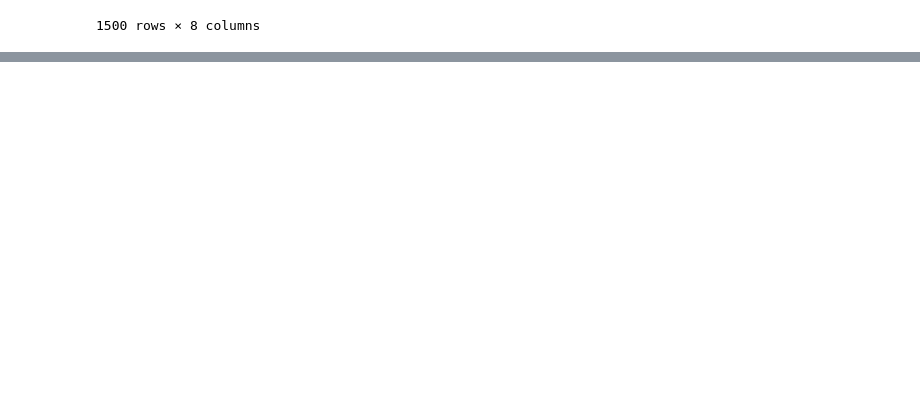
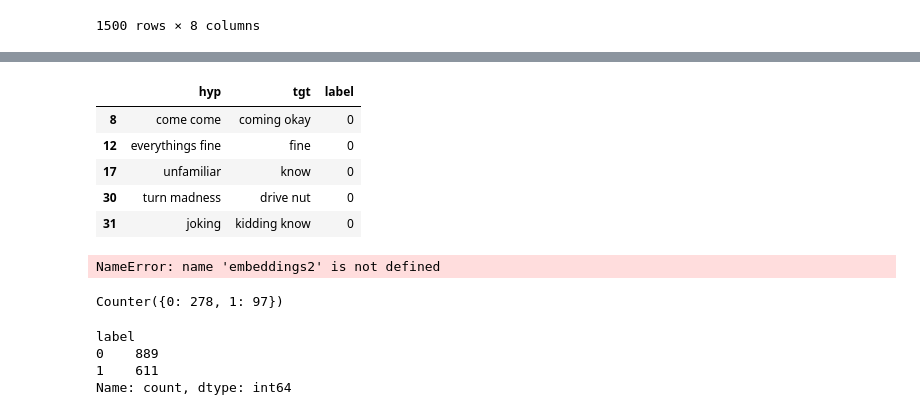
Before and after one commit to byun-c-ww/Semeval-Task-6, a Jupyter notebook: SHROOM(Jun5, use hyp and tgt, RoBERTa).ipynb, the cells around one changed output, grey strips where cells are left out. Saved outputs shown, nothing was run; the diff lists cells and outputs as text; code cells hidden in the pictures; blank space fills up the shorter version.

```diff
--- a/SHROOM(Jun5, use hyp and tgt, RoBERTa).ipynb
+++ b/SHROOM(Jun5, use hyp and tgt, RoBERTa).ipynb
@@ -663,17 +716,15 @@ tf.config.run_functions_eagerly(True)
 BATCH_SIZE = 8
 # Create Pandas DataFrame without the index
 final_df = pd.DataFrame({'hyp': ag_X['hyp'], 'tgt': ag_X['tgt'], 'label': ag_y})
+columns = ['hyp','tgt']
+for x in columns:
+    final_df[x] = final_df[x].apply(preprocess_data)
 
 # Convert to HuggingFace Datasets
 final_df2 = datasets.Dataset.from_pandas(final_df)
 dataset = datasets.DatasetDict({'final': final_df2})
 
-# Initialize tokenizer (make sure you have the right model name)
-tokenizer = BertTokenizer.from_pretrained('bert-base-uncased')
 
-# Tokenize the datasets
-def tokenize_function(example):
-    return tokenizer(example['hyp'], truncation=True, padding='max_length', max_length=100)
 
 tokenized_datasets_mapped = dataset.map(tokenize_function, batched=True, batch_size=BATCH_SIZE, remove_columns=['hyp','tgt'])
 
@@ -706,7 +757,8 @@ final_preds_binary = final_preds.round()
 # Calculate and print accuracy
 accuracy = accuracy_score(ag_y, final_preds_binary)
 print(f'Final aggregate accuracy RoBERTA: {accuracy}')
-
+print("Best Accuracy:", accuracy_score(ag_y, final_preds_binary))
+print("Best Confusion Matrix:\n", confusion_matrix(ag_y, final_preds_binary))
 # Roberta, train = pg_sr, val = final_ag_pg: 0.731
 # train = pg_sr, val = final_ag_dm: 0.485
 # train = pg_sr, val = final_ag_mt: 0.591
@@ -716,6 +768,26 @@ print(f'Final aggregate accuracy RoBERTA: {accuracy}')
 # train = dm_sr, val = final_ag_mt: 0.585
 
 # train = mt_sr, val = final_ag_pg: 0.741
-# train = mt_sr, val = final_ag_dm: 0.
-# train = mt_sr, val = final_ag_mt: 0.
+# train = mt_sr, val = final_ag_dm: 0.499
+# train = mt_sr, val = final_ag_mt: 0.594
+
+# 50x data!, but it takes way too long so for now i just sampled 500 for each
+# class, out of 8000 almost i picked 1000, also i used dm task first
+# train = dm_sr, val = final_ag_pg: 0.691 -> 0.691, 0.733? (led to different result randomly one time)
+# train = dm_sr, val = final_ag_dm: 0.488 -> 0.488
+# train = dm_sr, val = final_ag_mt: 0.557 -> 0.577
+
+# roberta but data with scores of 0.0 and 1.0 is used for training! also each class only has 200 entries
+# cuz my computer is keep running out of resources...and crashes
+# train dm_sr, val = final_ag_pg: 0.577
+# train dm_sr, val = final_ag_dm: 0.531
+# train dm_sr, val = final_ag_mt: 0.562
+
+# train pg_sr, val = final_ag_pg: 0.579
+# train pg_sr, val = final_ag_dm: 0.528
+# train pg_sr, val = final_ag_mt: 0.601
+
+# train mt_sr, val = final_ag_pg: 0.
+# train mt_sr, val = final_ag_dm: 0.
+# train mt_sr, val = final_ag_mt: 0.
 # %% [output]
@@ -814,0 +882,9 @@ all zeros BERT: 0.48845470692717585
+# %%
+final_df[:5]
+# %% [output]
+|  | hyp | tgt | label |
+| 8 | come come | coming okay | 0 |
+| 12 | everythings fine | fine | 0 |
+| 17 | unfamiliar | know | 0 |
+| 30 | turn madness | drive nut | 0 |
+| 31 | joking | kidding know | 0 |
@@ -814,0 +930,18 @@ all zeros BERT: 0.48845470692717585
+# %%
+# create one aggregate embeddings
+# Concatenate embeddings
+aggregated_embeddings = np.concatenate((embeddings, embeddings2, embeddings3), axis=0)
+# %% [output]
+NameError: name 'embeddings2' is not defined
+# %%
+final_label_count = collections.Counter(labels)
+final_label_count
+# %% [output]
+Counter({0: 278, 1: 97})
+# %%
+final_ag_df['label'].value_counts()
+# %% [output]
+label
+0    889
+1    611
+Name: count, dtype: int64
```
Also changed, not shown: parts of 33 cells of this notebook, 11 other files.
